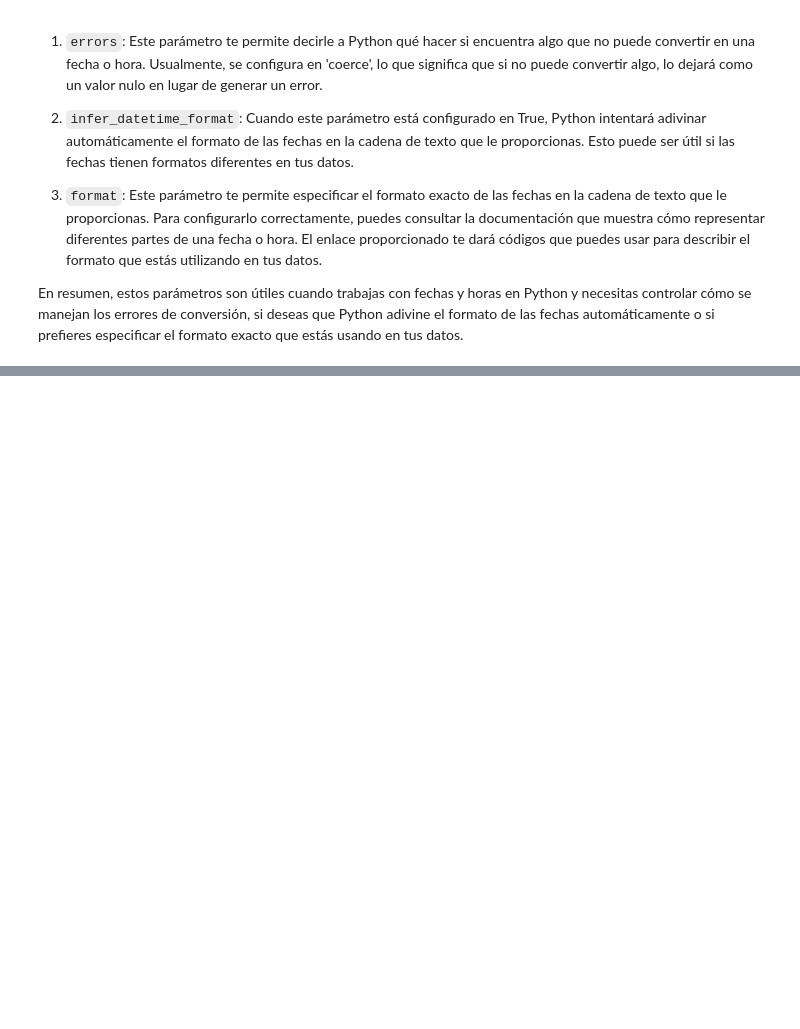
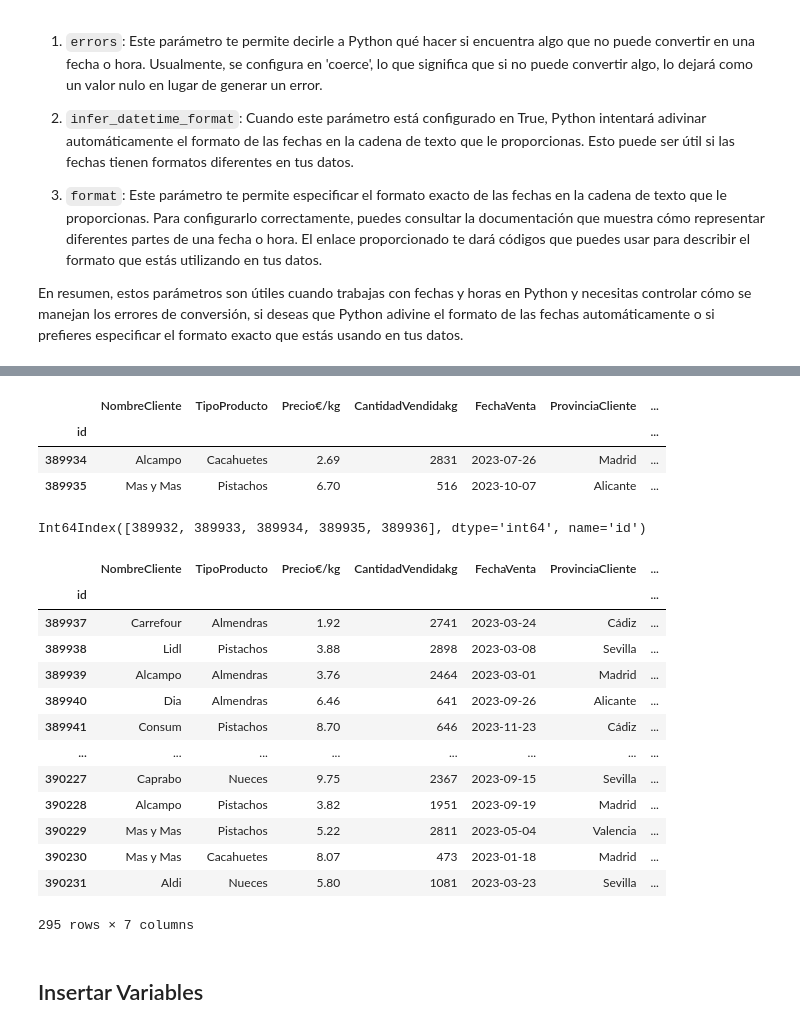
Before and after one commit to JimenaCambronero/Python_Pandas, a Jupyter notebook: 8_CalidadDatosCorreccion.ipynb, the cells around one changed output, grey strips where cells are left out. Cells and saved outputs as stored; diff of their text form; code cells hidden in the pictures; blank space fills up the shorter version.

Commit message:
Se agrega, convertir variables, eliminar filas y columnas, formato fecha, valores nulos.

```diff
--- a/8_CalidadDatosCorreccion.ipynb
+++ b/8_CalidadDatosCorreccion.ipynb
@@ -181,0 +303,7 @@ En resumen, estos parámetros son útiles cuando trabajas con fechas y horas en
+# %%
+# Definimos un orden
+orden_Status = pd.CategoricalDtype(['Mercadona', 'Carrefour', 'Alcampo', 'Mas y Mas', 'Dia','Consum', 'Caprabo', 'Aldi', 'Eroski', 'Family Cash', 'Lidl'],ordered=True)
+# %%
+# Aplicamos el orden y comprobamos sus valores
+df['NombreCliente'] = df['NombreCliente'].astype(orden_Status)
+df['NombreCliente'].unique()
@@ -181,0 +326,4 @@ En resumen, estos parámetros son útiles cuando trabajas con fechas y horas en
+# %%
+#asignamos el nuevo orden
+
+df['NombreCliente'] = df.NombreCliente.cat.set_categories (['Lidl','Mercadona', 'Carrefour', 'Alcampo', 'Mas y Mas', 'Dia','Consum', 'Caprabo', 'Aldi', 'Eroski', 'Family Cash'],ordered=True)
@@ -181,0 +391,34 @@ En resumen, estos parámetros son útiles cuando trabajas con fechas y horas en
+# %%
+# Eliminar registros
+df.drop(index=[389932,389933]).head(2)
+# %% [output]
+|  | NombreCliente | TipoProducto | Precio€/kg | CantidadVendidakg | FechaVenta | ProvinciaCliente | ... |
+| id |  |  |  |  |  |  | ... |
+| 389934 | Alcampo | Cacahuetes | 2.69 | 2831 | 2023-07-26 | Madrid | ... |
+| 389935 | Mas y Mas | Pistachos | 6.70 | 516 | 2023-10-07 | Alicante | ... |
+# %%
+# Para eliminar registros por posición, ejemplo lo 5 primeros, obtienes su nombre con index
+a_eliminar = df.index[0:5]
+a_eliminar
+# %% [output]
+Int64Index([389932, 389933, 389934, 389935, 389936], dtype='int64', name='id')
+# %%
+# y despúes se elimina
+df.drop(index = a_eliminar)
+# %% [output]
+|  | NombreCliente | TipoProducto | Precio€/kg | CantidadVendidakg | FechaVenta | ProvinciaCliente | ... |
+| id |  |  |  |  |  |  | ... |
+| 389937 | Carrefour | Almendras | 1.92 | 2741 | 2023-03-24 | Cádiz | ... |
+| 389938 | Lidl | Pistachos | 3.88 | 2898 | 2023-03-08 | Sevilla | ... |
+| 389939 | Alcampo | Almendras | 3.76 | 2464 | 2023-03-01 | Madrid | ... |
+| 389940 | Dia | Almendras | 6.46 | 641 | 2023-09-26 | Alicante | ... |
+| 389941 | Consum | Pistachos | 8.70 | 646 | 2023-11-23 | Cádiz | ... |
+| ... | ... | ... | ... | ... | ... | ... | ... |
+| 390227 | Caprabo | Nueces | 9.75 | 2367 | 2023-09-15 | Sevilla | ... |
+| 390228 | Alcampo | Pistachos | 3.82 | 1951 | 2023-09-19 | Madrid | ... |
+| 390229 | Mas y Mas | Pistachos | 5.22 | 2811 | 2023-05-04 | Valencia | ... |
+| 390230 | Mas y Mas | Cacahuetes | 8.07 | 473 | 2023-01-18 | Madrid | ... |
+| 390231 | Aldi | Nueces | 5.80 | 1081 | 2023-03-23 | Sevilla | ... |
+295 rows × 7 columns
+# %% [markdown]
+## Insertar Variables
```
Also changed, not shown: parts of 54 cells of this notebook.
